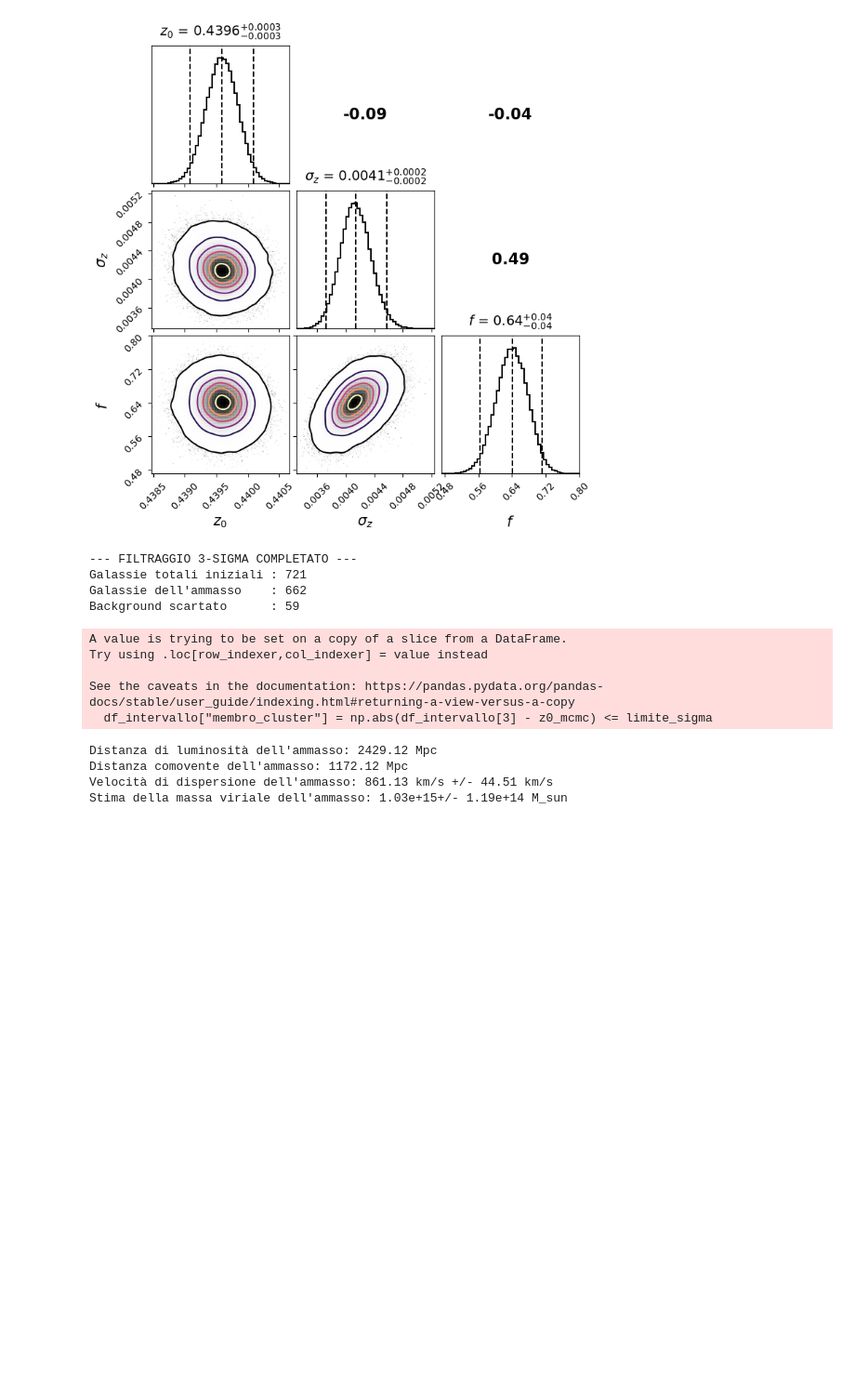
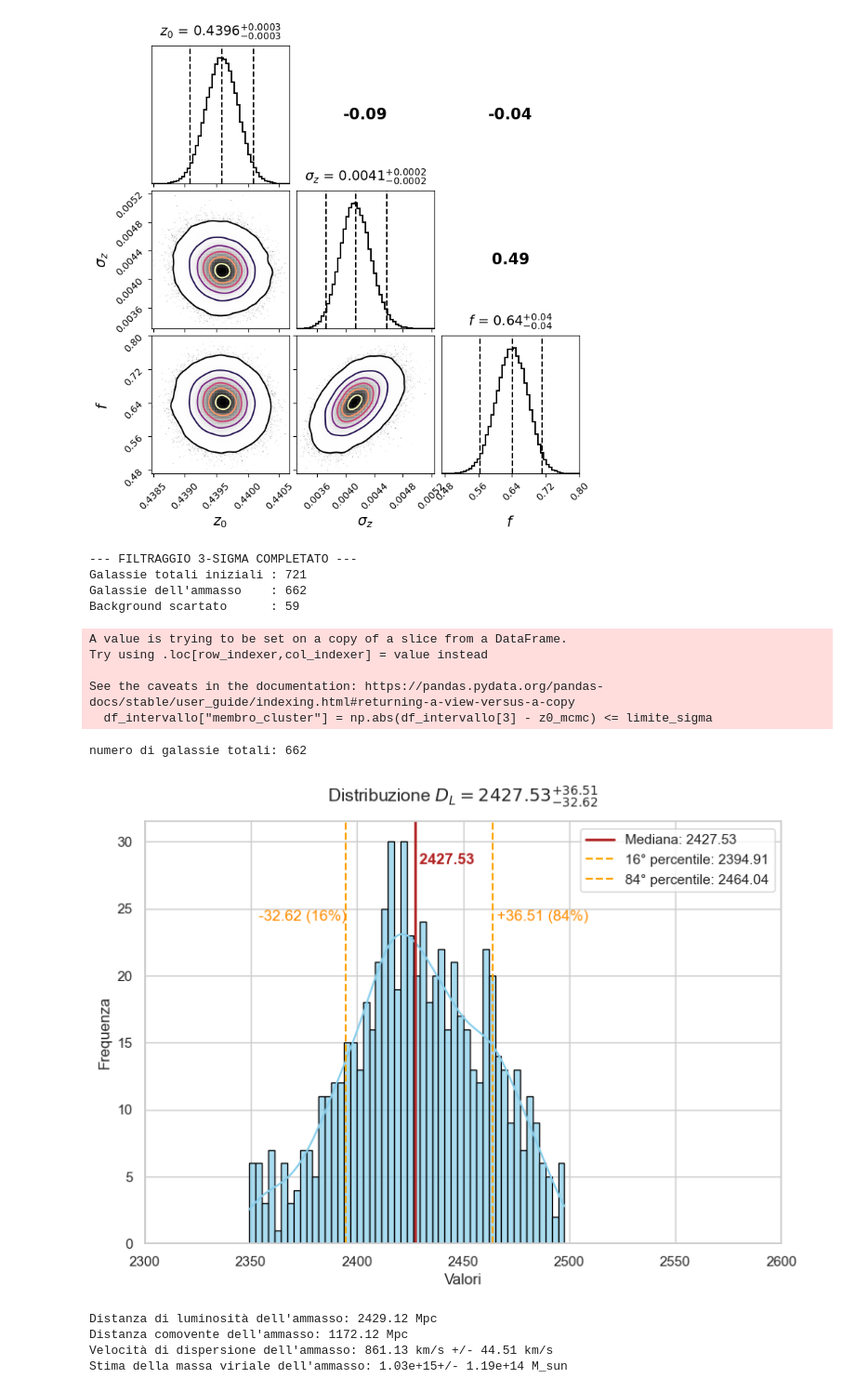
Before and after one commit to MattiaMonz/esperienza5, a Jupyter notebook: mainE.ipynb, the cells around one changed output. Shown at 93% size. Drawn from its saved outputs; the diff is of its cells as text; code cells hidden in the pictures; blank space fills up the shorter version.

Commit message:
errore su D_L

```diff
--- a/mainE.ipynb
+++ b/mainE.ipynb
@@ -287,41 +287,99 @@ Try using .loc[row_indexer,col_indexer] = value instead
 See the caveats in the documentation: https://pandas.pydata.org/pandas-docs/stable/user_guide/indexing.html#returning-a-view-versus-a-copy
   df_intervallo["membro_cluster"] = np.abs(df_intervallo[3] - z0_mcmc) <= limite_sigma
 # %%
-#calcolo distanza
+import seaborn as sns
 from scipy.integrate import quad
+
+z_D_L = df_cluster.iloc[:, 3].values
+print("numero di galassie totali:", len(z_D_L))
 
 def E(z, Omega_m):
     return 1 / np.sqrt(Omega_m * (1 + z)**3 + (1 - Omega_m))
 
 def D_L(z, H_0, Omega_m):
     """Distanza di luminosità in Mpc."""
     c = 299792.458 # Velocità della luce in km/s
     integrale = quad(E, 0, z, args=(Omega_m,))[0]
     return (c / H_0) * (1 + z) * integrale
 
 D_L_cluster = D_L(z0_mcmc, 70.0, 0.3)
+
+D_L_values = [D_L(z, 70.0, 0.3) for z in z_D_L]
+
+
+import numpy as np
+import matplotlib.pyplot as plt
+import seaborn as sns
+
+# 1. Calcolo della mediana e dei percentili (16° e 84°)
+mediana = np.percentile(D_L_values, 50)
+p16 = np.percentile(D_L_values, 16)
+p84 = np.percentile(D_L_values, 84)
+
+# Calcolo dei finti "errori" rispetto alla mediana (opzionale, utile per i titoli)
+errore_inf = mediana - p16
+errore_sup = p84 - mediana
+
+# Imposta uno stile grafico pulito e moderno
+sns.set_theme(style="whitegrid")
+
+# Crea la figura
+plt.figure(figsize=(9, 6))
+
+# Genera l'istogramma
+sns.histplot(D_L_values, bins=50, kde=True, color="skyblue", edgecolor="black", alpha=0.7)
+
+# 2. Aggiunta delle linee verticali per i percentili
+plt.axvline(mediana, color="firebrick", linestyle="-", linewidth=2, label=f"Mediana: {mediana:.2f}")
+plt.axvline(p16, color="orange", linestyle="--", linewidth=1.5, label=f"16° percentile: {p16:.2f}")
+plt.axvline(p84, color="orange", linestyle="--", linewidth=1.5, label=f"84° percentile: {p84:.2f}")
+
+# 3. Inserimento delle etichette di testo direttamente sul grafico
+# Usiamo il parametro transform=plt.gca().get_yaxis_transform() per posizionare il testo
+# in alto rispetto all'asse Y (es. al 90% dell'altezza del grafico) indipendentemente dai dati.
+ymin, ymax = plt.gca().get_ylim()
+altezza_testo = ymax * 0.90
+
+plt.text(mediana, altezza_testo, f" {mediana:.2f}", color="firebrick", weight="bold", ha="left")
+plt.text(p16, altezza_testo * 0.85, f" -{errore_inf:.2f} (16%)", color="darkorange", ha="right")
+plt.text(p84, altezza_testo * 0.85, f" +{errore_sup:.2f} (84%)", color="darkorange", ha="left")
+
+# Aggiungi etichette, limiti e titolo
+# Modificato il titolo per mostrare il risultato in formato standard (Valore -err +err)
+plt.title(f"Distribuzione $D_L = {mediana:.2f}_{{-{errore_inf:.2f}}}^{{+{errore_sup:.2f}}}$", fontsize=14, pad=15)
+plt.xlabel("Valori", fontsize=12)
+plt.ylabel("Frequenza", fontsize=12)
+plt.xlim(2300, 2600)
+
+# Mostra la legenda per rendere tutto più chiaro
+plt.legend(loc="upper right")
+
+# Mostra il grafico
+plt.show()
 
 print(f"Distanza di luminosità dell'ammasso: {D_L_cluster:.2f} Mpc")
 
 D_cluster = D_L_cluster / (1 + z0_mcmc)**2
 
 print(f"Distanza comovente dell'ammasso: {D_cluster:.2f} Mpc")
 
 sigma_v = 299792.458/(1 + z0_mcmc) * sigma_z_mcmc
 err_sigma_v = np.sqrt((299792.458/(1 + z0_mcmc) * err_sigma_z)**2 + (299792.458 * sigma_z_mcmc / (1 + z0_mcmc)**2 * err_z0)**2)
 print(f"Velocità di dispersione dell'ammasso: {sigma_v:.2f} km/s +/- {err_sigma_v:.2f} km/s")
 def massa_viriale(sigma_v, r_vir):
     G = 4.30091e-6  # kpc (km/s)^2 / M_sun
     return (3 * sigma_v**2 * r_vir) / G
 
 r_vir = 2*1e3  # kpc
 sigma_r_vir = 100  # Assumiamo un'incertezza di 100 kpc sul raggio viriale
 G = 4.30091e-6  # kpc (km/s)^2 / M_sun
 err_massa_vir = np.sqrt((6 * sigma_v * err_sigma_v * r_vir / G)**2 + (3 * sigma_v**2 * sigma_r_vir / G)**2)
 massa_viriale = massa_viriale(sigma_v, r_vir)
 print(f"Stima della massa viriale dell'ammasso: {massa_viriale:.2e}+/- {err_massa_vir:.2e} M_sun")
 # %% [output]
-Distanza di luminosità dell'ammasso: 2429.12 Mpc
-Distanza comovente dell'ammasso: 1172.12 Mpc
-Velocità di dispersione dell'ammasso: 861.13 km/s +/- 44.51 km/s
-Stima della massa viriale dell'ammasso: 1.03e+15+/- 1.19e+14 M_sun
+numero di galassie totali: 662
+[figure, added]
+Distanza di luminosità dell'ammasso: 2429.12 Mpc
+Distanza comovente dell'ammasso: 1172.12 Mpc
+Velocità di dispersione dell'ammasso: 861.13 km/s +/- 44.51 km/s
+Stima della massa viriale dell'ammasso: 1.03e+15+/- 1.19e+14 M_sun
```
Also changed, not shown: 1 other file.
